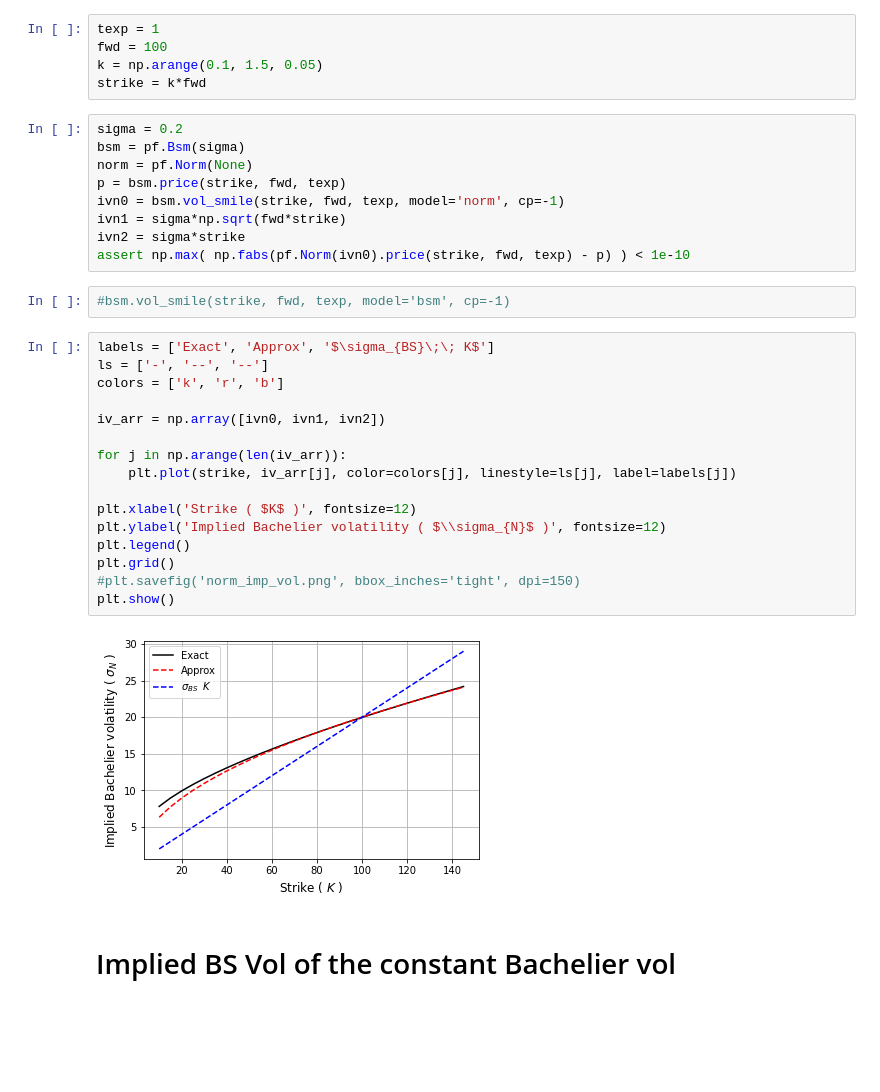
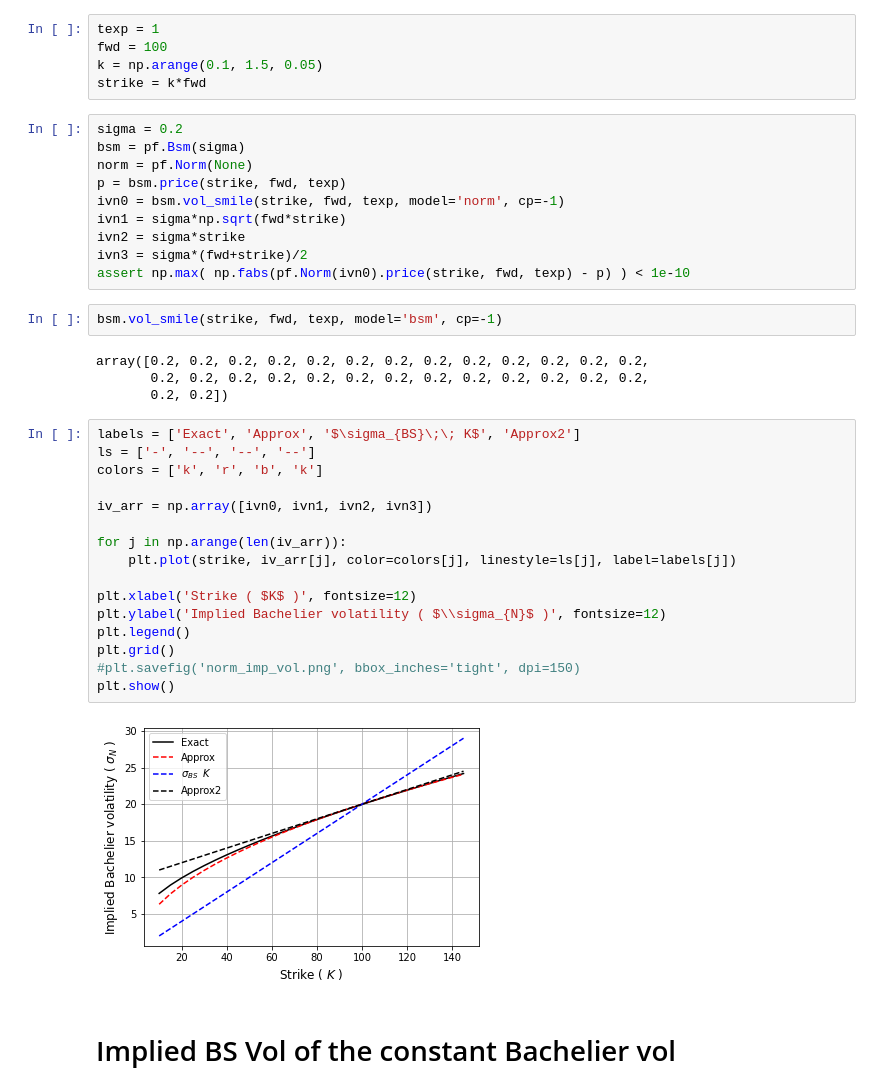
Before and after one commit to PHBS/ASP, a Jupyter notebook: py/SabrModel_Demo.ipynb, the cells around one changed output. Saved outputs shown, nothing was run; the diff lists cells and outputs as text; blank space fills up the shorter version.

```diff
--- a/py/SabrModel_Demo.ipynb
+++ b/py/SabrModel_Demo.ipynb
@@ -26,27 +28,32 @@ p = bsm.price(strike, fwd, texp)
 ivn0 = bsm.vol_smile(strike, fwd, texp, model='norm', cp=-1)
 ivn1 = sigma*np.sqrt(fwd*strike)
 ivn2 = sigma*strike
+ivn3 = sigma*(fwd+strike)/2
 assert np.max( np.fabs(pf.Norm(ivn0).price(strike, fwd, texp) - p) ) < 1e-10
 # %%
-#bsm.vol_smile(strike, fwd, texp, model='bsm', cp=-1)
+bsm.vol_smile(strike, fwd, texp, model='bsm', cp=-1)
+# %% [output]
+array([0.2, 0.2, 0.2, 0.2, 0.2, 0.2, 0.2, 0.2, 0.2, 0.2, 0.2, 0.2, 0.2,
+       0.2, 0.2, 0.2, 0.2, 0.2, 0.2, 0.2, 0.2, 0.2, 0.2, 0.2, 0.2, 0.2,
+       0.2, 0.2])
 # %%
-labels = ['Exact', 'Approx', '$\sigma_{BS}\;\; K$']
-ls = ['-', '--', '--']
-colors = ['k', 'r', 'b']
+labels = ['Exact', 'Approx', '$\sigma_{BS}\;\; K$', 'Approx2']
+ls = ['-', '--', '--', '--']
+colors = ['k', 'r', 'b', 'k']
 
-iv_arr = np.array([ivn0, ivn1, ivn2])
+iv_arr = np.array([ivn0, ivn1, ivn2, ivn3])
 
 for j in np.arange(len(iv_arr)):
     plt.plot(strike, iv_arr[j], color=colors[j], linestyle=ls[j], label=labels[j])
 
 plt.xlabel('Strike ( $K$ )', fontsize=12)
 plt.ylabel('Implied Bachelier volatility ( $\\sigma_{N}$ )', fontsize=12)
 plt.legend()
 plt.grid()
 #plt.savefig('norm_imp_vol.png', bbox_inches='tight', dpi=150)
 plt.show()
 # %% [output]
-[figure, old version]
+[figure, new version]
 # %% [markdown]
 # Implied BS Vol of the constant Bachelier vol
 # %%
```
Also changed, not shown: parts of 8 cells of this notebook.
